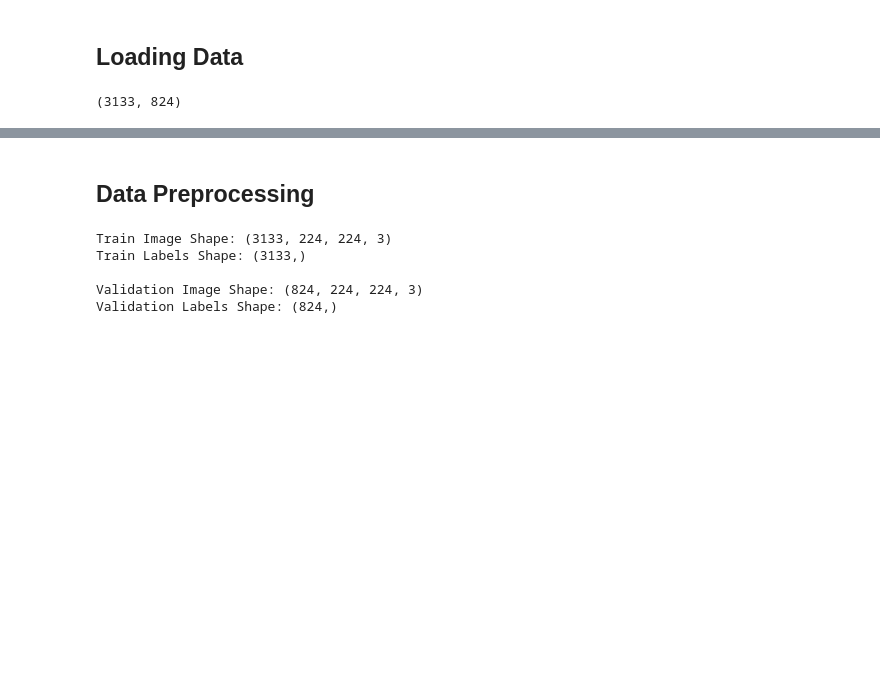
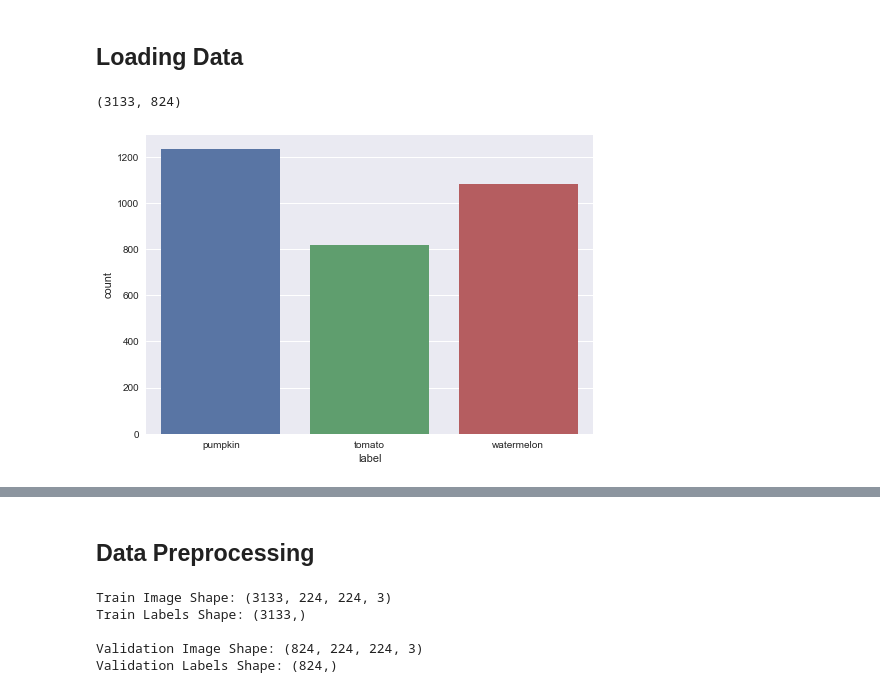
Before and after one commit to edutjie/Computer-Vision-Indonesia.AI, a Jupyter notebook: 4. Image Classification/vgg.ipynb, the cells around one changed output, grey strips where cells are left out. Saved outputs shown, nothing was run; the diff lists cells and outputs as text; code cells hidden in the pictures; blank space fills up the shorter version.

```diff
--- a/4. Image Classification/vgg.ipynb
+++ b/4. Image Classification/vgg.ipynb
@@ -57,8 +57,10 @@ len(train_data), len(val_data)
 # %% [output]
 (3133, 824)
 # %%
-# target_df = pd.DataFrame(train_data[:, 1], columns = ["label"])
-# target_df['label'] = target_df.label.map({0:'pumpkin', 1:'tomato', 2:'watermelon'})
-# sns.countplot(x='label',data=target_df)
-# plt.show()
+target_df = pd.DataFrame(train_data[:, 1], columns = ["label"])
+target_df['label'] = target_df.label.map({0:'pumpkin', 1:'tomato', 2:'watermelon'})
+sns.countplot(x='label',data=target_df)
+plt.show()
+# %% [output]
+[figure, added]
 # %%
```
Also changed, not shown: parts of 5 cells of this notebook, 3 other files.
